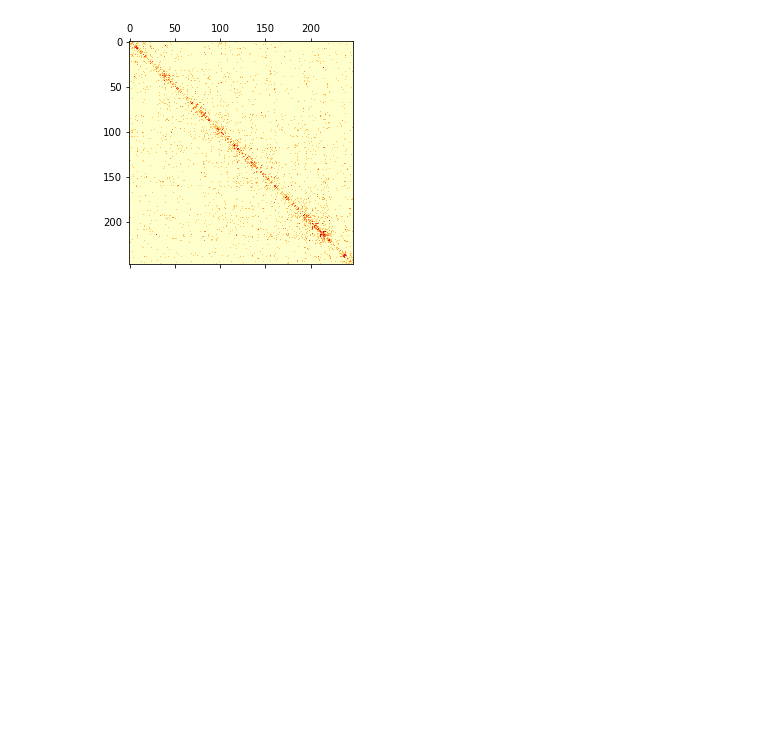
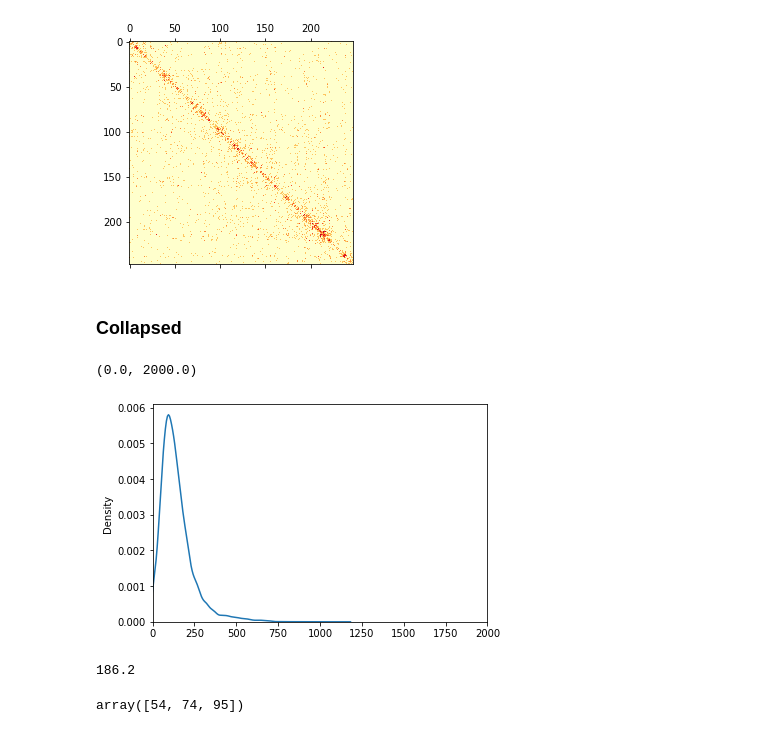
Before and after one commit to wangyibin/CPhasing, a Jupyter notebook: notebooks/hcr_from_contacts.ipynb, the cells around one changed output. Saved outputs shown, nothing was run; the diff lists cells and outputs as text; code cells hidden in the pictures; blank space fills up the shorter version.

```diff
--- a/notebooks/hcr_from_contacts.ipynb
+++ b/notebooks/hcr_from_contacts.ipynb
@@ -186,3 +187,5 @@ plt.matshow(np.log10(contig_matrix + 1), cmap='YlOrRd')
 # %% [output]
 <matplotlib.image.AxesImage at 0x...>
 [figure]
+# %% [markdown]
+### Collapsed
@@ -188,0 +194,25 @@ plt.matshow(np.log10(contig_matrix + 1), cmap='YlOrRd')
+# %%
+cool = cooler.Cooler("ploidy-2.2.10000.cool")
+matrix = cool.matrix(balance=False, sparse=True)[:]
+# %%
+sns.kdeplot(np.array(matrix.sum(axis=1)).T[0])
+plt.xlim(0, 2000)
+# %% [output]
+(0.0, 2000.0)
+[figure, added]
+# %%
+sum_array = np.array(matrix.sum(axis=1)).T[0]
+sum_array_nonzero = sum_array[sum_array > 50]
+np.median(sum_array_nonzero)
+
+1.9 * (np.percentile(sum_array_nonzero, 75) - np.percentile(sum_array_nonzero, 25))
+# %% [output]
+186.2
+# %%
+ind = np.linspace(sum_array_nonzero.min(), sum_array_nonzero.max(), 100)
+gkde = gaussian_kde(sum_array_nonzero)
+kde_values = gkde.evaluate(ind)
+throughs, _ = find_peaks(-kde_values)
+throughs
+# %% [output]
+array([54, 74, 95])
```
Also changed, not shown: parts of 2 cells of this notebook, 12 other files.
